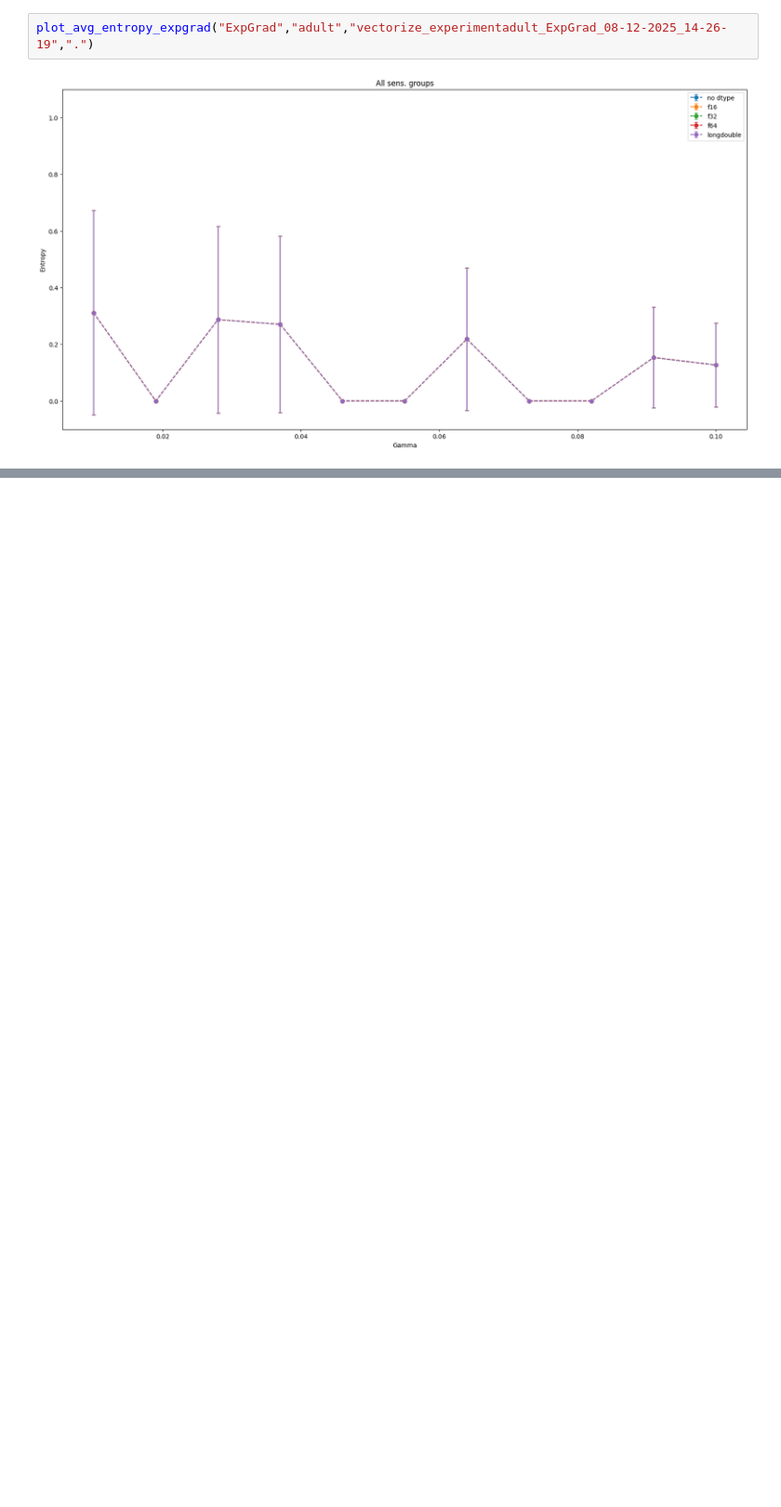
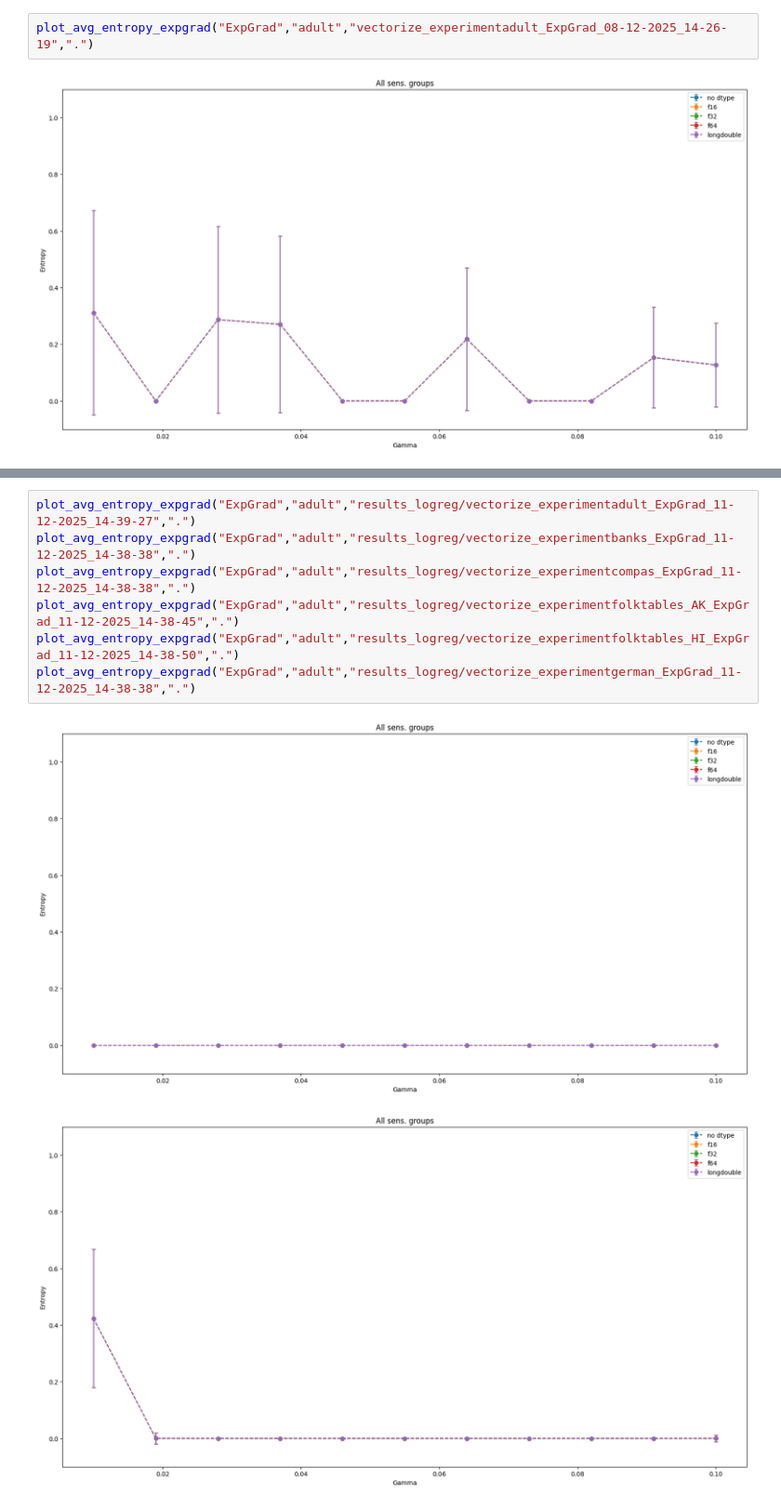
Before and after one commit to Pibborn/stochasticity-fairness, a Jupyter notebook: src/analyze_vec_exp.ipynb, the cells around one changed output, grey strips where cells are left out. Shown at 93% size. Saved outputs shown, nothing was run; the diff lists cells and outputs as text; blank space fills up the shorter version.

```diff
--- a/src/analyze_vec_exp.ipynb
+++ b/src/analyze_vec_exp.ipynb
@@ -65,0 +84,10 @@ plot_avg_entropy_expgrad("ExpGrad","adult","vectorize_experimentadult_ExpGrad_08
+# %%
+plot_avg_entropy_expgrad("ExpGrad","adult","results_logreg/vectorize_experimentadult_ExpGrad_11-12-2025_14-39-27",".")
+plot_avg_entropy_expgrad("ExpGrad","adult","results_logreg/vectorize_experimentbanks_ExpGrad_11-12-2025_14-38-38",".")
+plot_avg_entropy_expgrad("ExpGrad","adult","results_logreg/vectorize_experimentcompas_ExpGrad_11-12-2025_14-38-38",".")
+plot_avg_entropy_expgrad("ExpGrad","adult","results_logreg/vectorize_experimentfolktables_AK_ExpGrad_11-12-2025_14-38-45",".")
+plot_avg_entropy_expgrad("ExpGrad","adult","results_logreg/vectorize_experimentfolktables_HI_ExpGrad_11-12-2025_14-38-50",".")
+plot_avg_entropy_expgrad("ExpGrad","adult","results_logreg/vectorize_experimentgerman_ExpGrad_11-12-2025_14-38-38",".")
+# %% [output]
+[figure, added]
+[figure, added]
```
Also changed, not shown: parts of 3 cells of this notebook, 2 other files.
